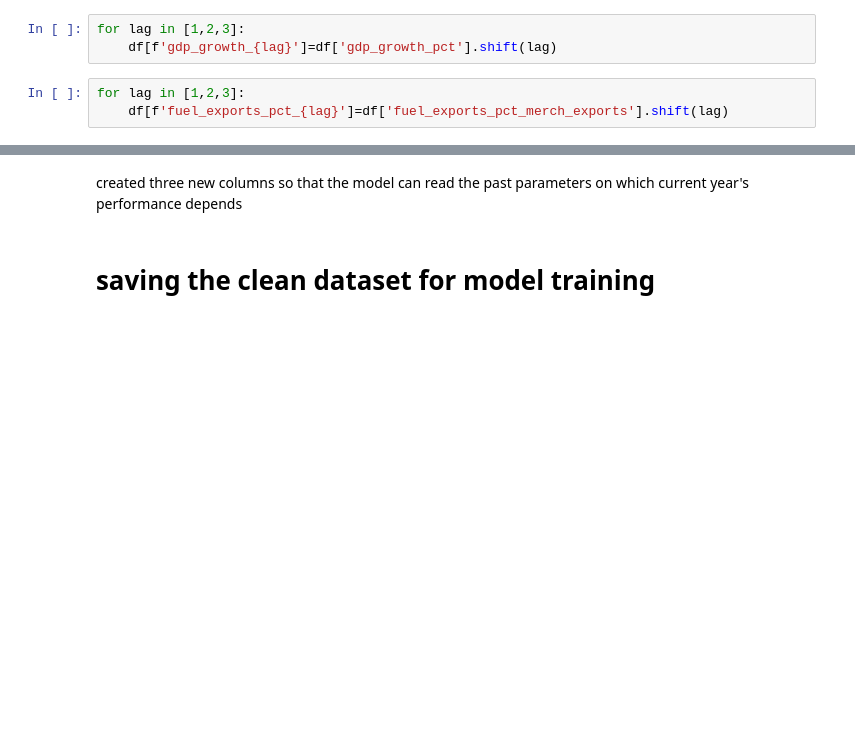
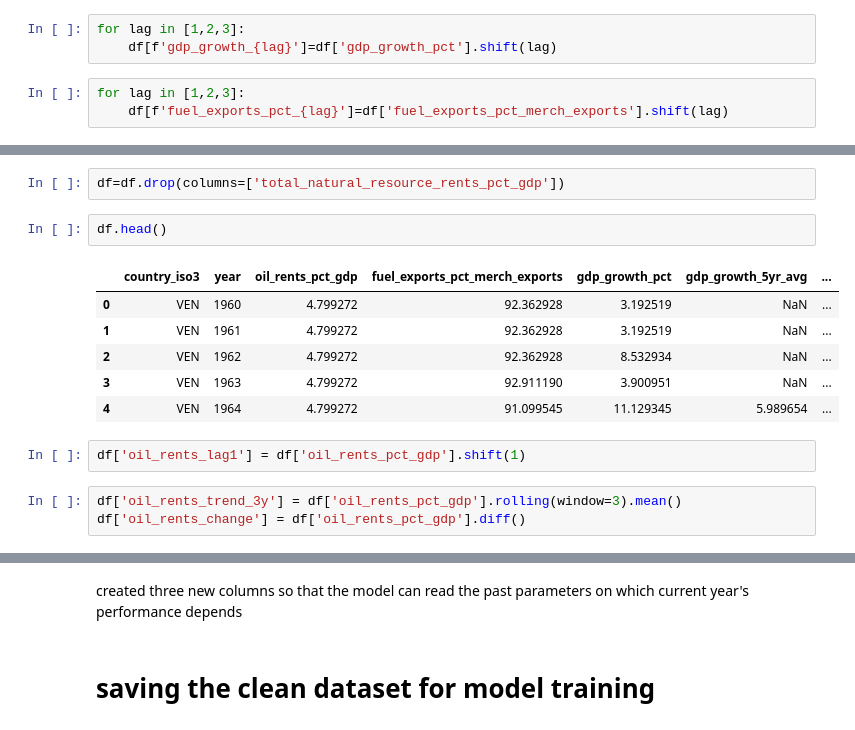
Before and after one commit to SorbieuRnk/venezuela-oil-analysis, a Jupyter notebook: venezuela_eda_feature_engneering.ipynb, the cells around one changed output, grey strips where cells are left out. Drawn from its saved outputs; the diff is of its cells as text; blank space fills up the shorter version.

```diff
--- a/venezuela_eda_feature_engneering.ipynb
+++ b/venezuela_eda_feature_engneering.ipynb
@@ -257,0 +315,16 @@ for lag in [1,2,3]:
+# %%
+df=df.drop(columns=['total_natural_resource_rents_pct_gdp'])
+# %%
+df.head()
+# %% [output]
+|  | country_iso3 | year | oil_rents_pct_gdp | fuel_exports_pct_merch_exports | gdp_growth_pct | gdp_growth_5yr_avg | ... |
+| 0 | VEN | 1960 | 4.799272 | 92.362928 | 3.192519 | NaN | ... |
+| 1 | VEN | 1961 | 4.799272 | 92.362928 | 3.192519 | NaN | ... |
+| 2 | VEN | 1962 | 4.799272 | 92.362928 | 8.532934 | NaN | ... |
+| 3 | VEN | 1963 | 4.799272 | 92.911190 | 3.900951 | NaN | ... |
+| 4 | VEN | 1964 | 4.799272 | 91.099545 | 11.129345 | 5.989654 | ... |
+# %%
+df['oil_rents_lag1'] = df['oil_rents_pct_gdp'].shift(1)
+# %%
+df['oil_rents_trend_3y'] = df['oil_rents_pct_gdp'].rolling(window=3).mean()
+df['oil_rents_change'] = df['oil_rents_pct_gdp'].diff()
```
Also changed, not shown: parts of 35 cells of this notebook, 1 other file.
